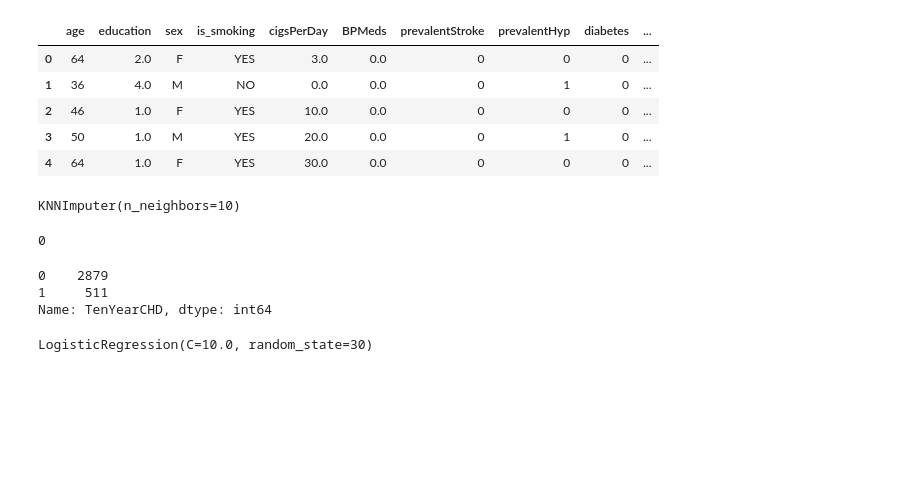
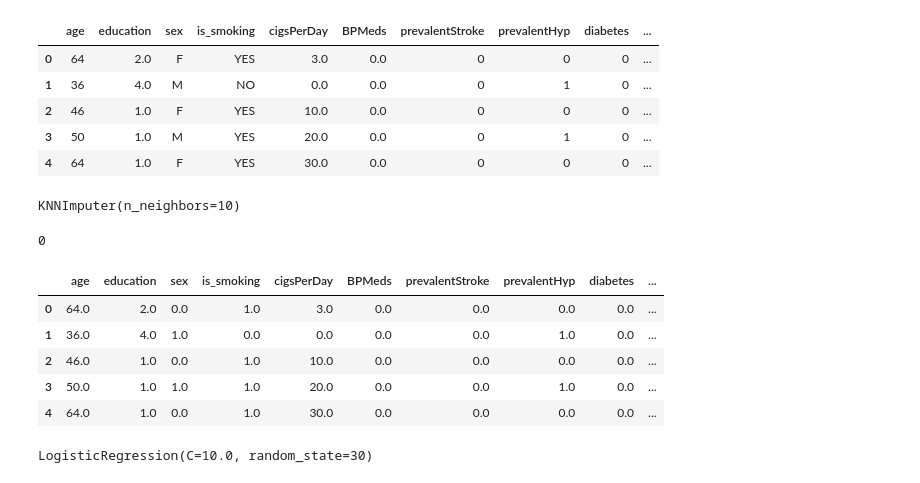
Before and after one commit to abdulaziz2208/CardiovascularRisk-Pred, a Jupyter notebook: CardiovascularPred.ipynb, the cells around one changed output. Cells and saved outputs as stored; diff of their text form; code cells hidden in the pictures; blank space fills up the shorter version.

```diff
--- a/CardiovascularPred.ipynb
+++ b/CardiovascularPred.ipynb
@@ -299,12 +299,15 @@ data_trans = pd.DataFrame(imputer.transform(data),columns=data.columns)
 data_trans.isna().sum().sum()
 # %% [output]
 0
-# %%
-data['TenYearCHD'].value_counts()
-# %% [output]
-0    2879
-1     511
-Name: TenYearCHD, dtype: int64
+# %%
+data_trans.head()
+# %% [output]
+|  | age | education | sex | is_smoking | cigsPerDay | BPMeds | prevalentStroke | prevalentHyp | diabetes | ... |
+| 0 | 64.0 | 2.0 | 0.0 | 1.0 | 3.0 | 0.0 | 0.0 | 0.0 | 0.0 | ... |
+| 1 | 36.0 | 4.0 | 1.0 | 0.0 | 0.0 | 0.0 | 0.0 | 1.0 | 0.0 | ... |
+| 2 | 46.0 | 1.0 | 0.0 | 1.0 | 10.0 | 0.0 | 0.0 | 0.0 | 0.0 | ... |
+| 3 | 50.0 | 1.0 | 1.0 | 1.0 | 20.0 | 0.0 | 0.0 | 1.0 | 0.0 | ... |
+| 4 | 64.0 | 1.0 | 0.0 | 1.0 | 30.0 | 0.0 | 0.0 | 0.0 | 0.0 | ... |
 # %%
 #### Tasks to be done Apply Logistic and other model to check
 # %%
```
Also changed, not shown: parts of 19 cells of this notebook.
